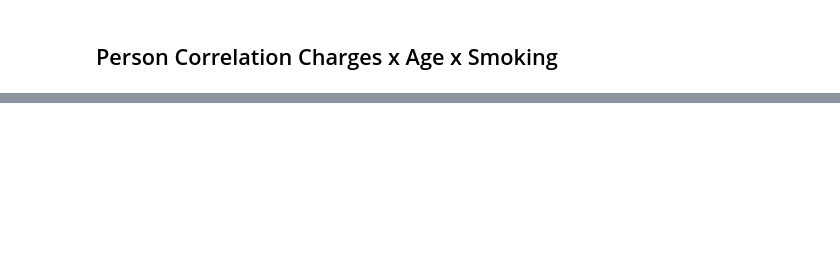
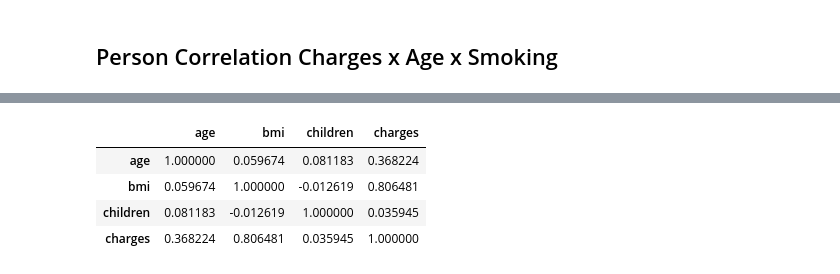
Before and after one commit to DaviFPassos/Helthy-Report, a Jupyter notebook: p1.ipynb, the cells around one changed output, grey strips where cells are left out. Saved outputs shown, nothing was run; the diff lists cells and outputs as text; code cells hidden in the pictures; blank space fills up the shorter version.

```diff
--- a/p1.ipynb
+++ b/p1.ipynb
@@ -1215,0 +458,12 @@ model.coef_, model.intercept_
+# %%
+# Visualizing correlation dat to each column
+
+# Obs: Note that some of them we've aldeary descovered
+
+df_smokers_numeric_data.corr()
+# %% [output]
+|  | age | bmi | children | charges |
+| age | 1.000000 | 0.059674 | 0.081183 | 0.368224 |
+| bmi | 0.059674 | 1.000000 | -0.012619 | 0.806481 |
+| children | 0.081183 | -0.012619 | 1.000000 | 0.035945 |
+| charges | 0.368224 | 0.806481 | 0.035945 | 1.000000 |
```
Also changed, not shown: parts of 123 cells of this notebook.
